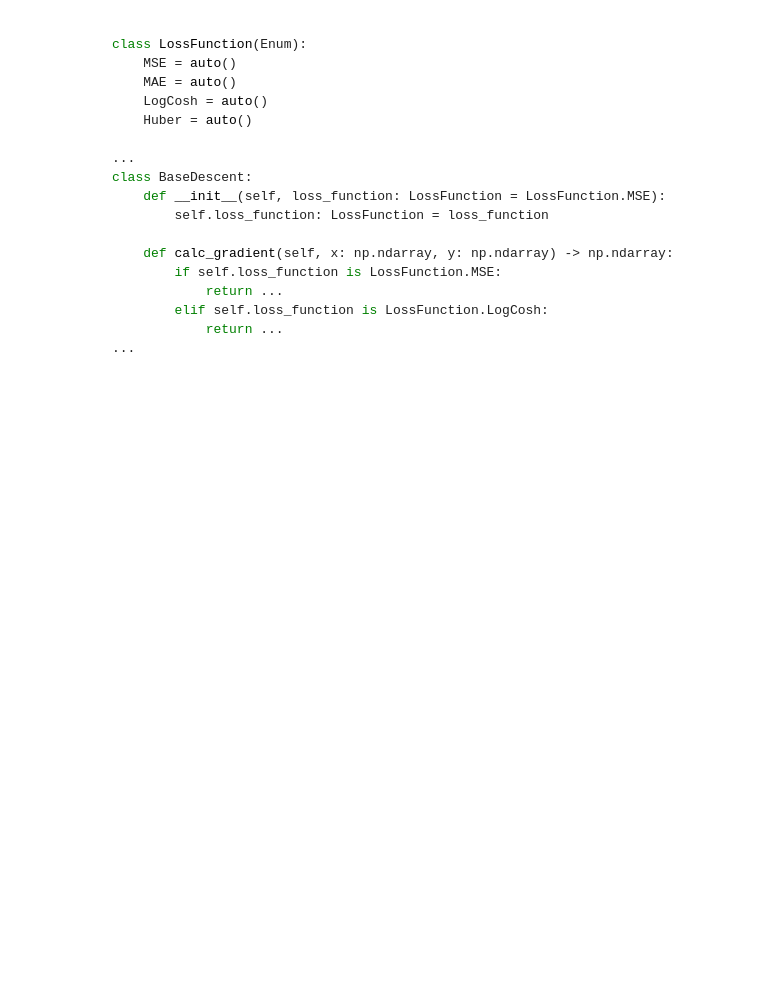
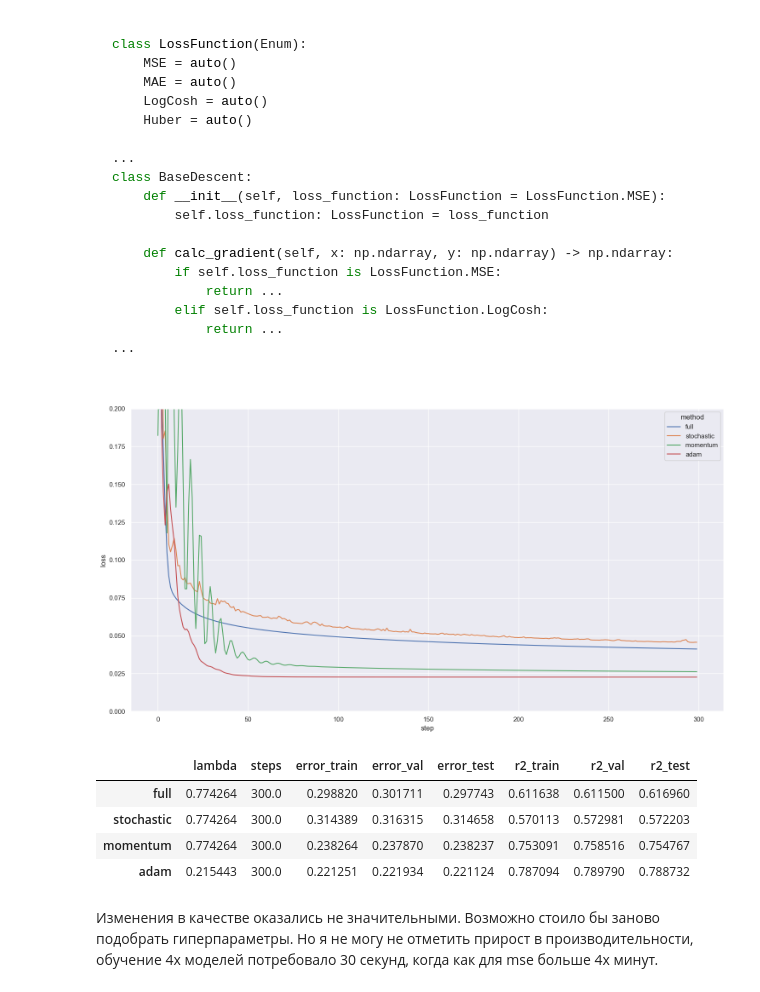
Before and after one commit to ArtemKirk/LAB-4-Gradient-Descent, a Jupyter notebook: ML MAI & SBER. GD. LAB 4.ipynb, the cells around one changed output. Cells and saved outputs as stored; diff of their text form; code cells hidden in the pictures; blank space fills up the shorter version.

```diff
--- a/ML MAI & SBER. GD. LAB 4.ipynb
+++ b/ML MAI & SBER. GD. LAB 4.ipynb
@@ -1160,0 +1205,19 @@ class BaseDescent:
+# %%
+fig, ax = plt.subplots(figsize=(15, 8))
+
+ax = sns.lineplot(data=methods, y='loss', x='step', hue='method')
+ax.set_ylim(0, 0.2)
+
+plt.tight_layout()
+plt.show()
+
+metrics
+# %% [output]
+[figure, added]
+|  | lambda | steps | error_train | error_val | error_test | r2_train | r2_val | r2_test |
+| full | 0.774264 | 300.0 | 0.298820 | 0.301711 | 0.297743 | 0.611638 | 0.611500 | 0.616960 |
+| stochastic | 0.774264 | 300.0 | 0.314389 | 0.316315 | 0.314658 | 0.570113 | 0.572981 | 0.572203 |
+| momentum | 0.774264 | 300.0 | 0.238264 | 0.237870 | 0.238237 | 0.753091 | 0.758516 | 0.754767 |
+| adam | 0.215443 | 300.0 | 0.221251 | 0.221934 | 0.221124 | 0.787094 | 0.789790 | 0.788732 |
+# %% [markdown]
+Изменения в качестве оказались не значительными. Возможно стоило бы заново подобрать гиперпараметры. Но я не могу не отметить прирост в производительности, обучение 4х моделей потребовало 30 секунд, когда как для mse больше 4х минут.
```
Also changed, not shown: parts of 9 cells of this notebook, 2 other files.
